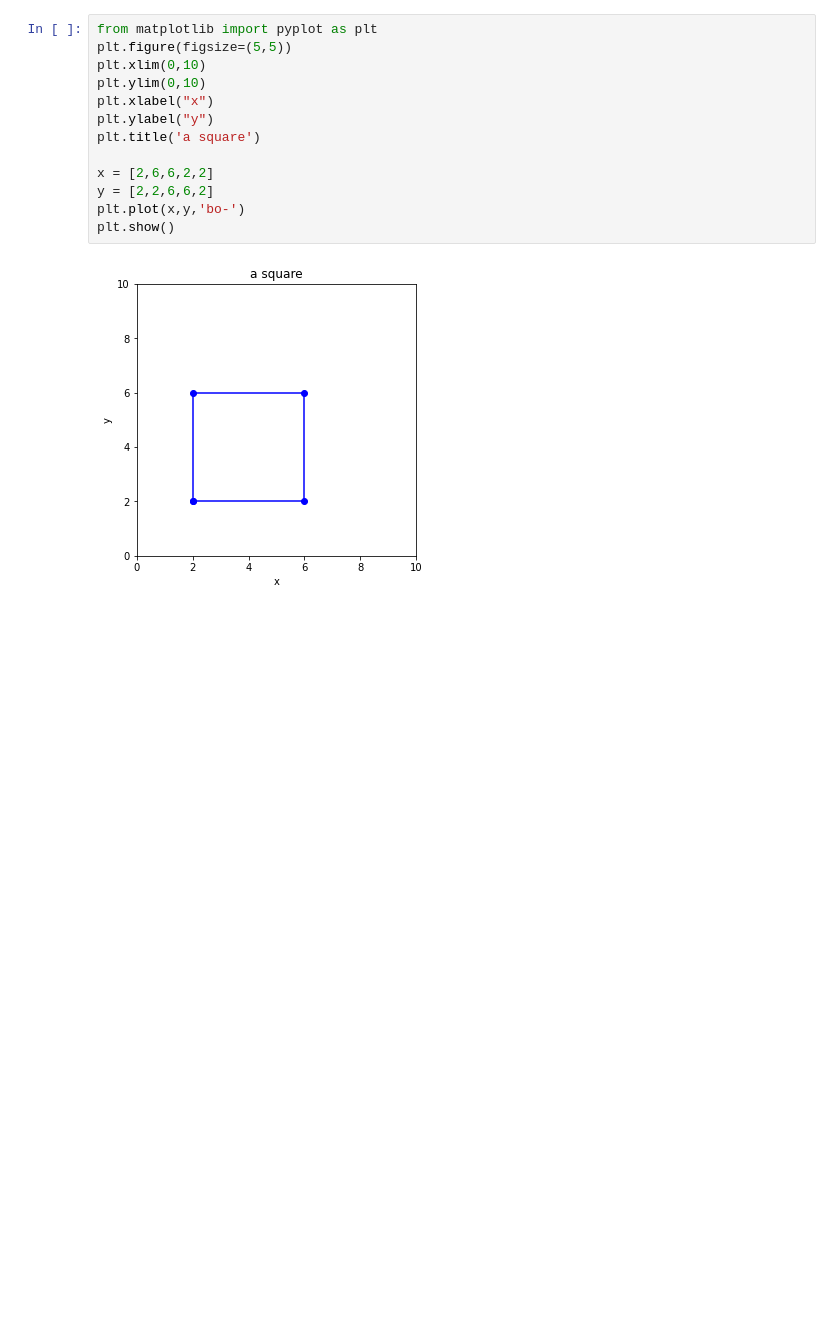
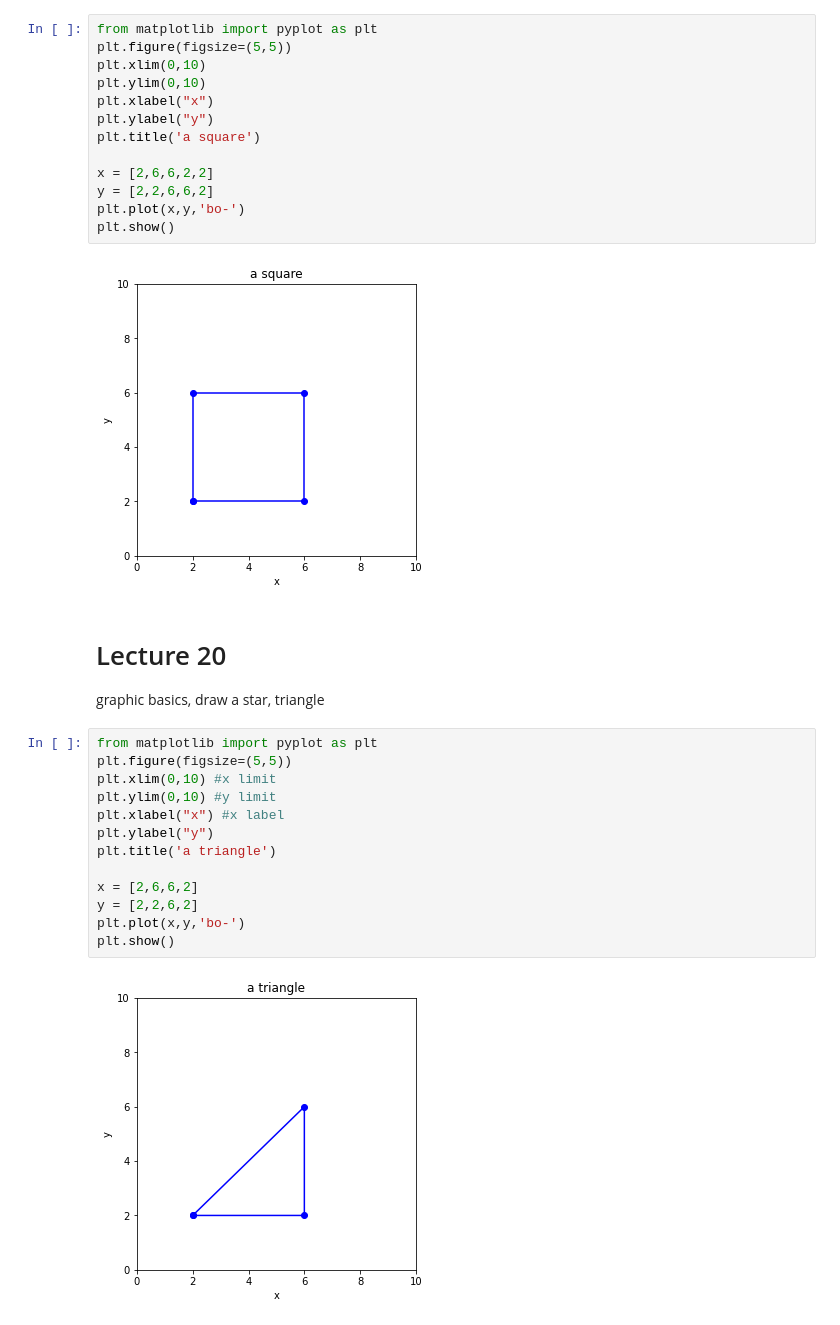
Before and after one commit to junyaogz/computational.math, a Jupyter notebook: code/A01-A20.ipynb, the cells around one changed output. Cells and saved outputs as stored; diff of their text form; blank space fills up the shorter version.

```diff
--- a/code/A01-A20.ipynb
+++ b/code/A01-A20.ipynb
@@ -566,3 +566,21 @@ plt.plot(x,y,'bo-')
 plt.show()
 # %% [output]
 [figure]
+# %% [markdown]
+# Lecture 20
+graphic basics, draw a star, triangle
+# %%
+from matplotlib import pyplot as plt
+plt.figure(figsize=(5,5))
+plt.xlim(0,10) #x limit
+plt.ylim(0,10) #y limit
+plt.xlabel("x") #x label
+plt.ylabel("y")
+plt.title('a triangle')
+
+x = [2,6,6,2]
+y = [2,2,6,2]
+plt.plot(x,y,'bo-')
+plt.show()
+# %% [output]
+[figure, added]
```
Also changed, not shown: parts of 1 cell of this notebook, 3 other files.
